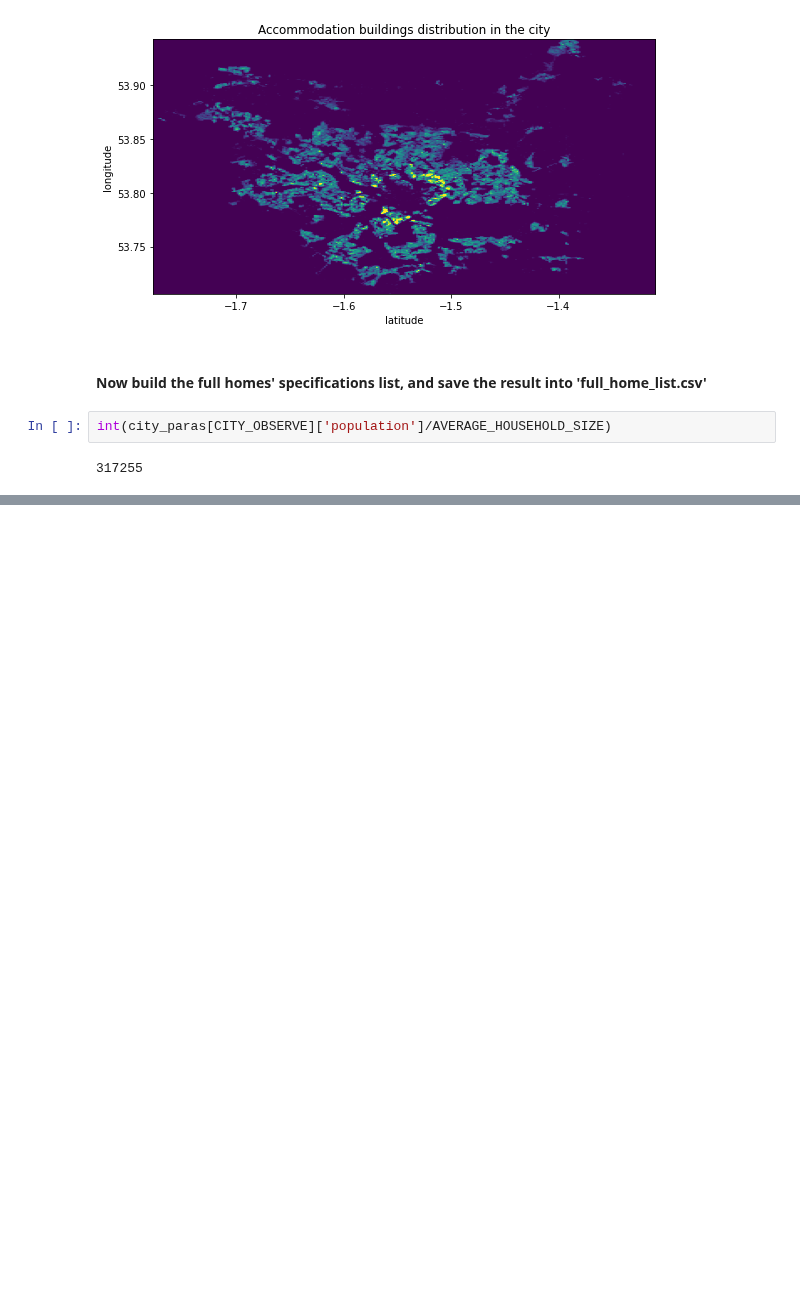
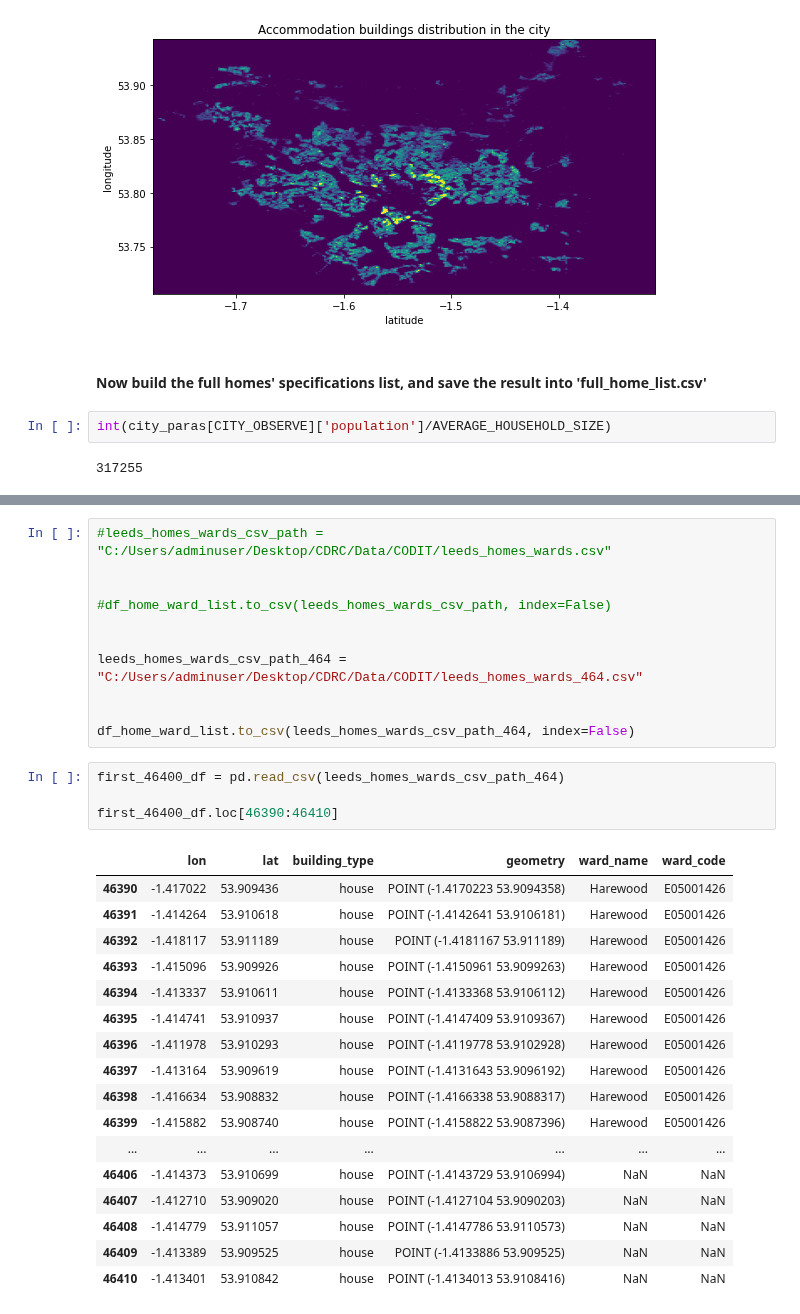
Before and after one commit to jeremy-large/CODiT, a Jupyter notebook: share/codit/notebooks/obtain_accommodation_coords.ipynb, the cells around one changed output, grey strips where cells are left out. Drawn from its saved outputs; the diff is of its cells as text; blank space fills up the shorter version.

```diff
--- a/share/codit/notebooks/obtain_accommodation_coords.ipynb
+++ b/share/codit/notebooks/obtain_accommodation_coords.ipynb
@@ -93,0 +279,33 @@ df_home_list
+# %%
+#leeds_homes_wards_csv_path = "C:/Users/adminuser/Desktop/CDRC/Data/CODIT/leeds_homes_wards.csv"
+
+
+#df_home_ward_list.to_csv(leeds_homes_wards_csv_path, index=False)
+
+
+leeds_homes_wards_csv_path_464 = "C:/Users/adminuser/Desktop/CDRC/Data/CODIT/leeds_homes_wards_464.csv"
+
+
+df_home_ward_list.to_csv(leeds_homes_wards_csv_path_464, index=False)
+# %%
+first_46400_df = pd.read_csv(leeds_homes_wards_csv_path_464)
+
+first_46400_df.loc[46390:46410]
+# %% [output]
+|  | lon | lat | building_type | geometry | ward_name | ward_code |
+| 46390 | -1.417022 | 53.909436 | house | POINT (-1.4170223 53.9094358) | Harewood | E05001426 |
+| 46391 | -1.414264 | 53.910618 | house | POINT (-1.4142641 53.9106181) | Harewood | E05001426 |
+| 46392 | -1.418117 | 53.911189 | house | POINT (-1.4181167 53.911189) | Harewood | E05001426 |
+| 46393 | -1.415096 | 53.909926 | house | POINT (-1.4150961 53.9099263) | Harewood | E05001426 |
+| 46394 | -1.413337 | 53.910611 | house | POINT (-1.4133368 53.9106112) | Harewood | E05001426 |
+| 46395 | -1.414741 | 53.910937 | house | POINT (-1.4147409 53.9109367) | Harewood | E05001426 |
+| 46396 | -1.411978 | 53.910293 | house | POINT (-1.4119778 53.9102928) | Harewood | E05001426 |
+| 46397 | -1.413164 | 53.909619 | house | POINT (-1.4131643 53.9096192) | Harewood | E05001426 |
+| 46398 | -1.416634 | 53.908832 | house | POINT (-1.4166338 53.9088317) | Harewood | E05001426 |
+| 46399 | -1.415882 | 53.908740 | house | POINT (-1.4158822 53.9087396) | Harewood | E05001426 |
+| ... | ... | ... | ... | ... | ... | ... |
+| 46406 | -1.414373 | 53.910699 | house | POINT (-1.4143729 53.9106994) | NaN | NaN |
+| 46407 | -1.412710 | 53.909020 | house | POINT (-1.4127104 53.9090203) | NaN | NaN |
+| 46408 | -1.414779 | 53.911057 | house | POINT (-1.4147786 53.9110573) | NaN | NaN |
+| 46409 | -1.413389 | 53.909525 | house | POINT (-1.4133886 53.909525) | NaN | NaN |
+| 46410 | -1.413401 | 53.910842 | house | POINT (-1.4134013 53.9108416) | NaN | NaN |
```
Also changed, not shown: parts of 33 cells of this notebook.
